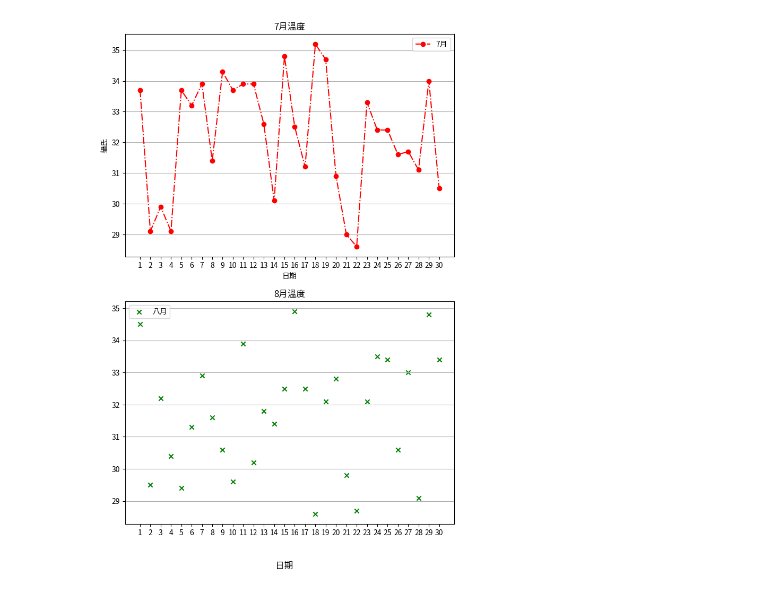
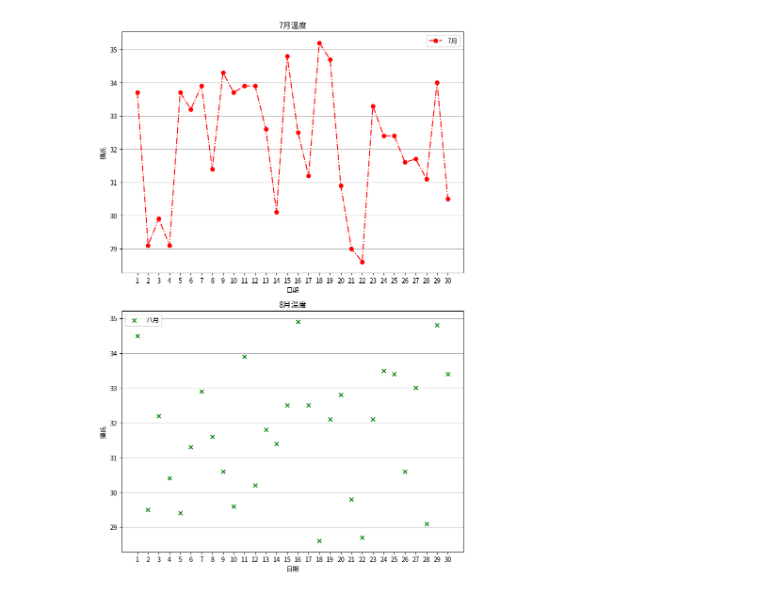
Before and after one commit to roberthsu2003/__2025_04_13_python_sunday__, a Jupyter notebook: lesson14/lesson14_3.ipynb, the cells around one changed output. Saved outputs shown, nothing was run; the diff lists cells and outputs as text; code cells hidden in the pictures.

```diff
--- a/lesson14/lesson14_3.ipynb
+++ b/lesson14/lesson14_3.ipynb
@@ -18,24 +18,24 @@ august = [round(random.uniform(28.5, 35.2),ndigits=1) for _ in range(1,31)]
 # %%
 figure = plt.figure(figsize=(8, 12))
 axes1 = figure.add_subplot(2,1,1)
 axes1.plot(days, july,marker='o',color='r',linestyle='-.',label='7月')
 axes1.set_xticks(days)
 axes1.legend()
 axes1.grid(axis='y')
 axes1.set_title('7月溫度')
 axes1.set_xlabel("日期")
 axes1.set_ylabel("攝氏")
 
 axes2 = figure.add_subplot(2,1,2)
 axes2.scatter(days, august,marker='x',label='八月',color='g')
 axes2.set_xticks(days)
 axes2.legend()
 axes2.grid(axis='y')
 axes2.set_title('8月溫度')
-axes1.set_xlabel("日期")
-axes1.set_ylabel("攝氏")
-
+axes2.set_xlabel("日期")
+axes2.set_ylabel("攝氏")
+plt.tight_layout()
 plt.show()
 plt.close()
 # %% [output]
-[figure, old version]
+[figure, new version]
```
